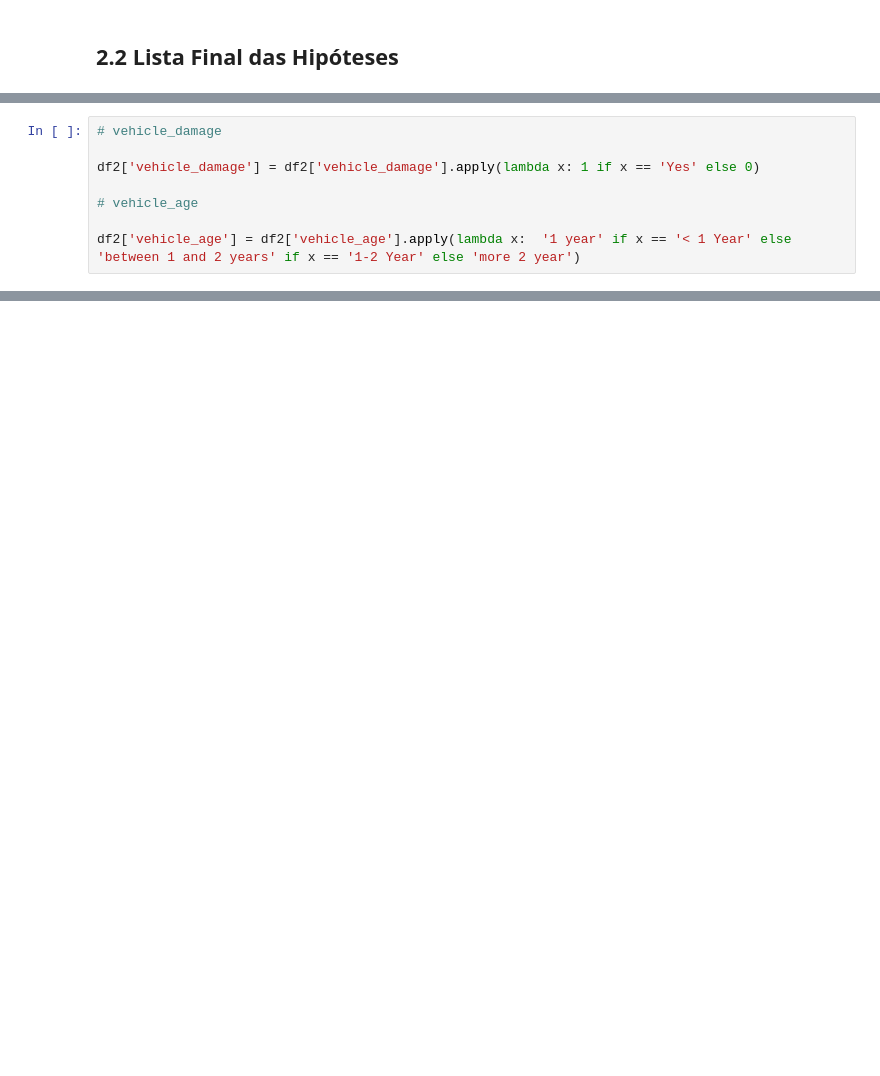
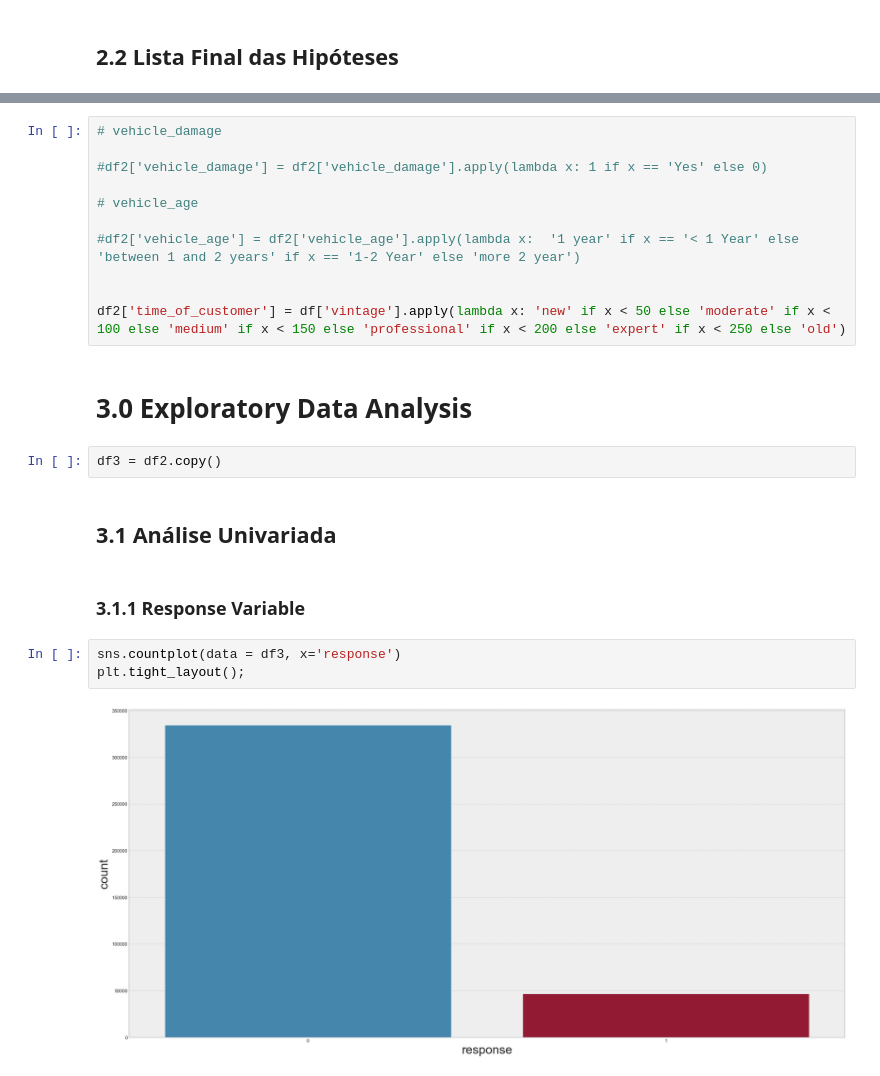
Before and after one commit to andersonrenatobonif/health_insurance, a Jupyter notebook: v01_health_insurance.ipynb, the cells around one changed output, grey strips where cells are left out. Saved outputs shown, nothing was run; the diff lists cells and outputs as text; blank space fills up the shorter version.

Commit message:
update exploratory analysis

```diff
--- a/v01_health_insurance.ipynb
+++ b/v01_health_insurance.ipynb
@@ -324,8 +303,0 @@ df2 = df1.copy()
-# %%
-# vehicle_damage
-
-df2['vehicle_damage'] = df2['vehicle_damage'].apply(lambda x: 1 if x == 'Yes' else 0)
-
-# vehicle_age
-
-df2['vehicle_age'] = df2['vehicle_age'].apply(lambda x:  '1 year' if x == '< 1 Year' else 'between 1 and 2 years' if x == '1-2 Year' else 'more 2 year')
@@ -339,0 +324,24 @@ df3['vehicle_damage'].nunique()
+# %%
+# vehicle_damage
+
+#df2['vehicle_damage'] = df2['vehicle_damage'].apply(lambda x: 1 if x == 'Yes' else 0)
+
+# vehicle_age
+
+#df2['vehicle_age'] = df2['vehicle_age'].apply(lambda x:  '1 year' if x == '< 1 Year' else 'between 1 and 2 years' if x == '1-2 Year' else 'more 2 year')
+
+
+df2['time_of_customer'] = df['vintage'].apply(lambda x: 'new' if x < 50 else 'moderate' if x < 100 else 'medium' if x < 150 else 'professional' if x < 200 else 'expert' if x < 250 else 'old')
+# %% [markdown]
+# 3.0 Exploratory Data Analysis
+# %%
+df3 = df2.copy()
+# %% [markdown]
+## 3.1 Análise Univariada
+# %% [markdown]
+### 3.1.1 Response Variable
+# %%
+sns.countplot(data = df3, x='response')
+plt.tight_layout();
+# %% [output]
+[figure, added]
```
Also changed, not shown: parts of 44 cells of this notebook.
